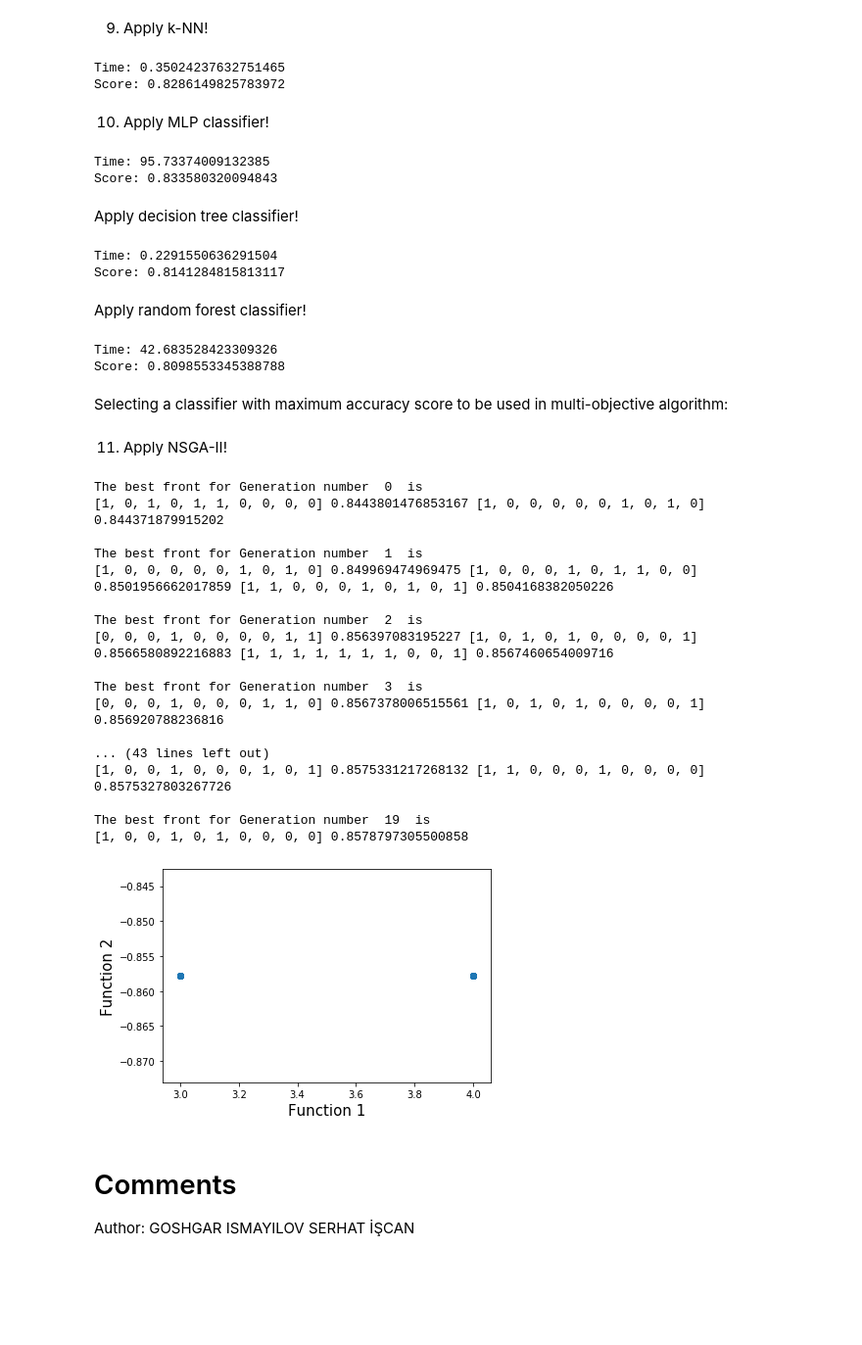
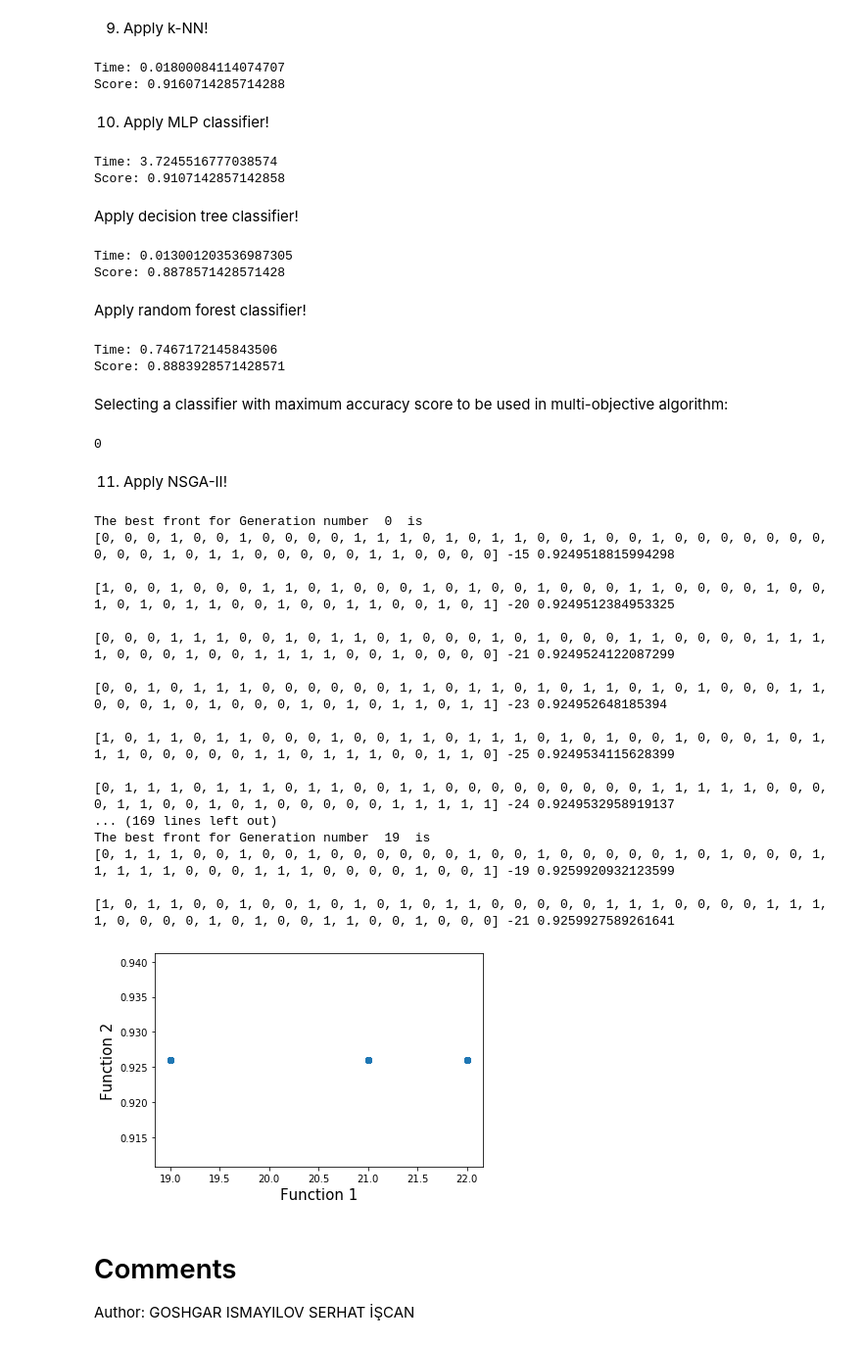
Before and after one commit to GoshgarIsmayilov/FS-NSGA-II, a Jupyter notebook: Bio-Project.ipynb, the cells around one changed output. Shown at 98% size. Saved outputs shown, nothing was run; the diff lists cells and outputs as text; code cells hidden in the pictures; blank space fills up the shorter version.

```diff
--- a/Bio-Project.ipynb
+++ b/Bio-Project.ipynb
@@ -135,9 +131,8 @@ Score: 0.849343185550082
 9. Apply k-NN!
 # %%
 def kNN(indexes, print_time=True):
-
     start_time = time.time()
-    for train_index, test_index in loo.split(samples):
+    for train_index, test_index in cv.split(samples):
         x_train, x_test = samples[train_index], samples[test_index]
         y_train, y_test = labels[train_index], labels[test_index]
 
@@ -167,15 +162,14 @@ score = kNN(indexes)
 acc_scores.append(score)
 print("Score: " + str(score))
 # %% [output]
-Time: 0.35024237632751465
-Score: 0.8286149825783972
+Time: 0.01800084114074707
+Score: 0.9160714285714288
 # %% [markdown]
 10. Apply MLP classifier!
 # %%
 def MLP(indexes, print_time=True):
-
     start_time = time.time()
-    for train_index, test_index in loo.split(samples):
+    for train_index, test_index in cv.split(samples):
         x_train, x_test = samples[train_index], samples[test_index]
         y_train, y_test = labels[train_index], labels[test_index]
 
@@ -205,14 +199,14 @@ score = MLP(indexes)
 acc_scores.append(score)
 print("Score: " + str(score))
 # %% [output]
-Time: 95.73374009132385
-Score: 0.833580320094843
+Time: 3.7245516777038574
+Score: 0.9107142857142858
 # %% [markdown]
 Apply decision tree classifier!
 # %%
 def DTree(indexes, print_time=True):
     start_time = time.time()
-    for train_index, test_index in loo.split(samples):
+    for train_index, test_index in cv.split(samples):
         x_train, x_test = samples[train_index], samples[test_index]
         y_train, y_test = labels[train_index], labels[test_index]
 
@@ -242,15 +236,14 @@ score = DTree(indexes)
 acc_scores.append(score)
 print("Score: " + str(score))
 # %% [output]
-Time: 0.2291550636291504
-Score: 0.8141284815813117
+Time: 0.013001203536987305
+Score: 0.8878571428571428
 # %% [markdown]
 Apply random forest classifier!
 # %%
 def RForest(indexes, print_time=True):
-
     start_time = time.time()
-    for train_index, test_index in loo.split(samples):
+    for train_index, test_index in cv.split(samples):
         x_train, x_test = samples[train_index], samples[test_index]
         y_train, y_test = labels[train_index], labels[test_index]
 
@@ -280,8 +273,8 @@ score = RForest(indexes)
 acc_scores.append(score)
 print("Score: " + str(score))
 # %% [output]
-Time: 42.683528423309326
-Score: 0.8098553345388788
+Time: 0.7467172145843506
+Score: 0.8883928571428571
 # %% [markdown]
 Selecting a classifier with maximum accuracy score to be used in multi-objective algorithm:
 # %%
@@ -289,7 +282,6 @@ def classifier_selection(scores):
     return acc_scores.index(max(scores))
 
 def selected_function(indexes, selection):
-
     if selection == 0:
         score = linearSVM(indexes, False)
     elif selection == 1:
@@ -302,10 +294,12 @@ def selected_function(indexes, selection):
         score = DTree(indexes, False)
     elif selection == 5:
         score = RForest(indexes, False)
-
     return score
 
 selected_classifier = classifier_selection(acc_scores)
+print(selected_classifier)
+# %% [output]
+0
 # %% [markdown]
 11. Apply NSGA-II!
 # %%
@@ -393,35 +387,33 @@ def crowding_distance(values1, values2, front):
 
 #Function to carry out the crossover
 def crossover(solution1, solution2):
-    number_of_genes = 10
-    r = random.randint(0, number_of_genes - 1)
+    r = random.randint(0, number_of_features_preselected - 1)
     tmp = solution1[:r].copy()
     solution1[:r], solution2[:r]  = solution2[:r], tmp
     return solution1
 
 #Function to carry out the mutation operator
 def mutation(solution1):
-    number_of_genes = 10
-    r = random.randint(0, number_of_genes - 1)
+    r = random.randint(0, number_of_features_preselected - 1)
     solution1[r] = 1 - solution1[r]
     return solution1
 
 #Main program starts here
-pop_size = 20
-max_gen = 20
-number_of_genes = 10
+pop_size = 50
+max_gen = 100
 
 #Initialization
-solution = [list(np.random.randint(2, size = number_of_genes)) for i in range(0,pop_size)]
+solution = [list(np.random.randint(2, size = number_of_features_preselected)) for i in range(0,pop_size)]
 [mutation(s) for s in solution if sum(s) == 0]
 gen_no = 0
-while(gen_no<max_gen):
+while(gen_no < max_gen):
     function1_values = [function1(solution[i]) for i in range(0,pop_size)]
     function2_values = [function2(solution[i]) for i in range(0,pop_size)]
     non_dominated_sorted_solution = fast_non_dominated_sort(function1_values[:],function2_values[:])
     print("The best front for Generation number ",gen_no, " is")
     for valuez in non_dominated_sorted_solution[0]:
-        print(solution[valuez], function2(solution[valuez]), end=" ")
+        print(solution[valuez], function1(solution[valuez]), function2(solution[valuez]), end=" ")
+        print("\n")
     print("\n")
     crowding_distance_values=[]
     for i in range(0,len(non_dominated_sorted_solution)):
@@ -443,42 +435,42 @@ while(gen_no<max_gen):
         crowding_distance_values2.append(crowding_distance(function1_values2[:],function2_values2[:],non_dominated_sorted_solution2[i][:]))
     new_solution= []
     for i in range(0,len(non_dominated_sorted_solution2)):
         non_dominated_sorted_solution2_1 = [index_of(non_dominated_sorted_solution2[i][j],non_dominated_sorted_solution2[i]) for j in range(0,len(non_dominated_sorted_solution2[i]))]
         front22 = sort_by_values(non_dominated_sorted_solution2_1[:], crowding_distance_values2[i][:])
         front = [non_dominated_sorted_solution2[i][front22[j]] for j in range(0,len(non_dominated_sorted_solution2[i]))]
         front.reverse()
         for value in front:
             new_solution.append(value)
             if(len(new_solution)==pop_size):
                 break
         if (len(new_solution) == pop_size):
             break
     solution = [solution2[i] for i in new_solution]
     gen_no = gen_no + 1
 
 #Lets plot the final front now
 function1 = [i * -1 for i in function1_values]
-function2 = [j * -1 for j in function2_values]
+function2 = [j * 1 for j in function2_values]
 plt.xlabel('Function 1', fontsize=15)
 plt.ylabel('Function 2', fontsize=15)
 plt.scatter(function1, function2)
 plt.show()
 # %% [output]
 The best front for Generation number  0  is
-[1, 0, 1, 0, 1, 1, 0, 0, 0, 0] 0.8443801476853167 [1, 0, 0, 0, 0, 0, 1, 0, 1, 0] 0.844371879915202
+[0, 0, 0, 1, 0, 0, 1, 0, 0, 0, 0, 1, 1, 1, 0, 1, 0, 1, 1, 0, 0, 1, 0, 0, 1, 0, 0, 0, 0, 0, 0, 0, 0, 0, 0, 1, 0, 1, 1, 0, 0, 0, 0, 0, 1, 1, 0, 0, 0, 0] -15 0.9249518815994298
 
-The best front for Generation number  1  is
-[1, 0, 0, 0, 0, 0, 1, 0, 1, 0] 0.849969474969475 [1, 0, 0, 0, 1, 0, 1, 1, 0, 0] 0.8501956662017859 [1, 1, 0, 0, 0, 1, 0, 1, 0, 1] 0.8504168382050226
+[1, 0, 0, 1, 0, 0, 0, 1, 1, 0, 1, 0, 0, 0, 1, 0, 1, 0, 0, 1, 0, 0, 0, 1, 1, 0, 0, 0, 0, 1, 0, 0, 1, 0, 1, 0, 1, 1, 0, 0, 1, 0, 0, 1, 1, 0, 0, 1, 0, 1] -20 0.9249512384953325
 
-The best front for Generation number  2  is
-[0, 0, 0, 1, 0, 0, 0, 0, 1, 1] 0.856397083195227 [1, 0, 1, 0, 1, 0, 0, 0, 0, 1] 0.8566580892216883 [1, 1, 1, 1, 1, 1, 1, 0, 0, 1] 0.8567460654009716
+[0, 0, 0, 1, 1, 1, 0, 0, 1, 0, 1, 1, 0, 1, 0, 0, 0, 1, 0, 1, 0, 0, 0, 1, 1, 0, 0, 0, 0, 1, 1, 1, 1, 0, 0, 0, 1, 0, 0, 1, 1, 1, 1, 0, 0, 1, 0, 0, 0, 0] -21 0.9249524122087299
 
-The best front for Generation number  3  is
-[0, 0, 0, 1, 0, 0, 0, 1, 1, 0] 0.8567378006515561 [1, 0, 1, 0, 1, 0, 0, 0, 0, 1] 0.856920788236816
+[0, 0, 1, 0, 1, 1, 1, 0, 0, 0, 0, 0, 0, 1, 1, 0, 1, 1, 0, 1, 0, 1, 1, 0, 1, 0, 1, 0, 0, 0, 1, 1, 0, 0, 0, 1, 0, 1, 0, 0, 0, 1, 0, 1, 0, 1, 1, 0, 1, 1] -23 0.924952648185394
 
-... (43 lines left out)
-[1, 0, 0, 1, 0, 0, 0, 1, 0, 1] 0.8575331217268132 [1, 1, 0, 0, 0, 1, 0, 0, 0, 0] 0.8575327803267726
+[1, 0, 1, 1, 0, 1, 1, 0, 0, 0, 1, 0, 0, 1, 1, 0, 1, 1, 1, 0, 1, 0, 1, 0, 0, 1, 0, 0, 0, 1, 0, 1, 1, 1, 0, 0, 0, 0, 0, 1, 1, 0, 1, 1, 1, 0, 0, 1, 1, 0] -25 0.9249534115628399
 
+[0, 1, 1, 1, 0, 1, 1, 1, 0, 1, 1, 0, 0, 1, 1, 0, 0, 0, 0, 0, 0, 0, 0, 0, 1, 1, 1, 1, 1, 0, 0, 0, 0, 1, 1, 0, 0, 1, 0, 1, 0, 0, 0, 0, 0, 1, 1, 1, 1, 1] -24 0.9249532958919137
+... (169 lines left out)
 The best front for Generation number  19  is
-[1, 0, 0, 1, 0, 1, 0, 0, 0, 0] 0.8578797305500858
+[0, 1, 1, 1, 0, 0, 1, 0, 0, 1, 0, 0, 0, 0, 0, 0, 1, 0, 0, 1, 0, 0, 0, 0, 0, 1, 0, 1, 0, 0, 0, 1, 1, 1, 1, 1, 0, 0, 0, 1, 1, 1, 0, 0, 0, 0, 1, 0, 0, 1] -19 0.9259920932123599
+
+[1, 0, 1, 1, 0, 0, 1, 0, 0, 1, 0, 1, 0, 1, 0, 1, 1, 0, 0, 0, 0, 0, 1, 1, 1, 0, 0, 0, 0, 1, 1, 1, 1, 0, 0, 0, 0, 1, 0, 1, 0, 0, 1, 1, 0, 0, 1, 0, 0, 0] -21 0.9259927589261641
-[figure, old version]
+[figure, new version]
```
Also changed, not shown: parts of 7 cells of this notebook.
